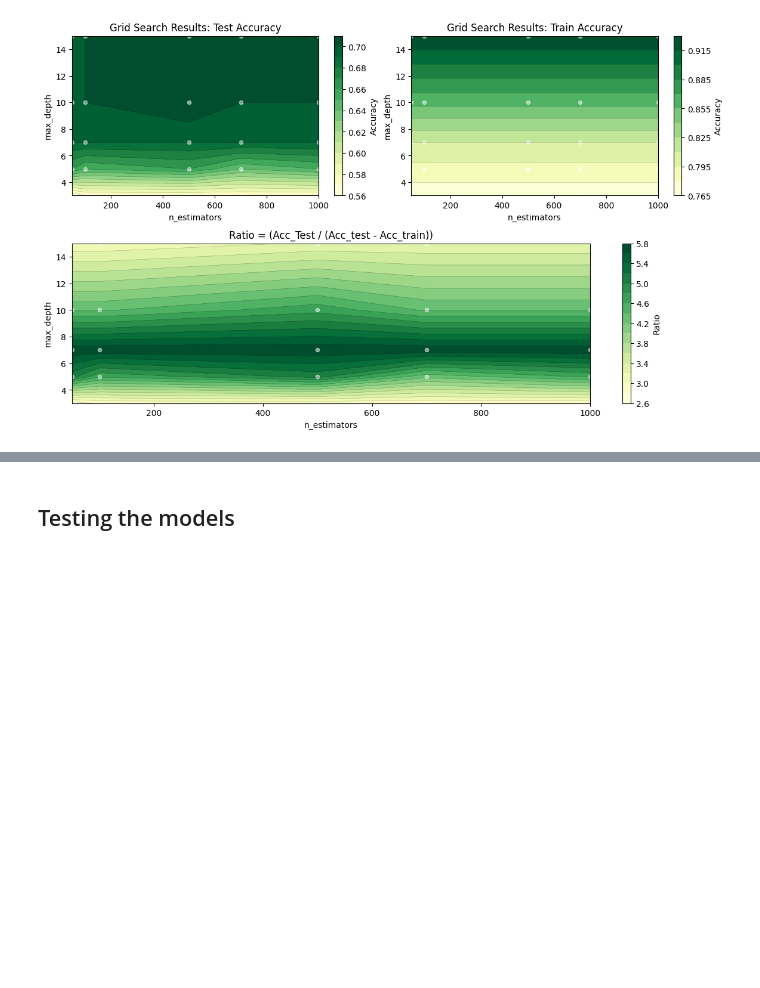
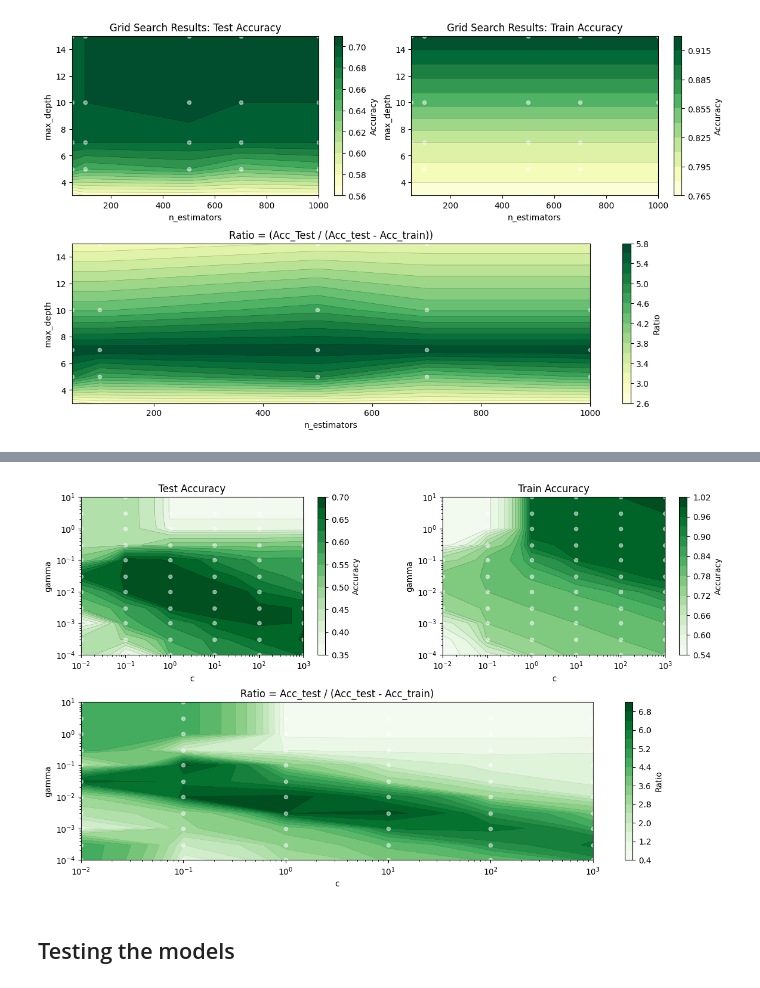
Before and after one commit to emanuel-gf/PlantNet-Species-ML-Project, a Jupyter notebook: milestone2.ipynb, the cells around one changed output, grey strips where cells are left out. Cells and saved outputs as stored; diff of their text form; code cells hidden in the pictures; blank space fills up the shorter version.

```diff
--- a/milestone2.ipynb
+++ b/milestone2.ipynb
@@ -1097,0 +1016,8 @@ roc_auc    0.707280  0.105282
+# %%
+svc_df=pd.read_csv('results/grid_search_SVC_full_df2.csv')
+svc_df['mean_test'] = svc_df['mean_test_score'].apply(lambda x:np.round(x,2))
+svc_df['mean_train'] = svc_df['mean_train_score'].apply(lambda x:np.round(x,2))
+svc_df['diff_train_test'] = svc_df['mean_train'] - svc_df['mean_test']
+svc_df['ratio'] = svc_df['mean_test']/svc_df['diff_train_test']
+svc_df['ratio'] = svc_df['ratio'].apply(lambda x:np.round(x,2))
+svc_df
@@ -1097,0 +1038,71 @@ roc_auc    0.707280  0.105282
+# %%
+from scipy.interpolate import griddata
+import matplotlib.pyplot as plt
+import matplotlib.gridspec as gridspec
+
+svc_df['mean_test'] = svc_df['mean_test_score'].apply(lambda x:np.round(x,2))
+svc_df['mean_train'] = svc_df['mean_train_score'].apply(lambda x:np.round(x,2))
+
+## X,Y,Z
+c = svc_df['param_clf__C'].values
+gamma = svc_df['param_clf__gamma'].values
+accuracy = svc_df['mean_test'].values
+accuracy_train = svc_df['mean_train'].values
+ratio = svc_df['ratio'].values
+
+# Create a regular grid
+c_unique = np.sort(svc_df['param_clf__C'].unique())
+gamma_unique = np.sort(svc_df['param_clf__gamma'].unique())
+X, Y = np.meshgrid(c_unique, gamma_unique)
+
+# interpolate
+Z = griddata((c, gamma), accuracy, (X, Y), method='cubic')
+Z_train = griddata((c,gamma), accuracy_train, (X,Y), method='cubic')
+Z_ratio = griddata((c,gamma), ratio, (X, Y), method='cubic')
+
+## ------------------------------------
+# gridSpec
+fig = plt.figure(figsize=(14, 8))
+gs = gridspec.GridSpec(2, 2, figure=fig, hspace=0.3, wspace=0.3)
+
+# axes
+ax0 = fig.add_subplot(gs[0, 0])
+ax1 = fig.add_subplot(gs[0, 1])
+ax2 = fig.add_subplot(gs[1, :])
+
+
+# Plot 1: Test Accuracy
+CS = ax0.contourf(X, Y, Z, levels=15, cmap='Greens')
+ax0.contour(X, Y, Z, levels=15, colors='black', alpha=0.2, linewidths=0.5)
+ax0.set_xlabel('c')
+ax0.set_xscale("log")
+ax0.set_ylabel('gamma')
+ax0.set_yscale("log")
+ax0.set_title('Test Accuracy')
+plt.colorbar(CS, ax=ax0, label='Accuracy')
+ax0.scatter(c, gamma, c='white', s=20, alpha=0.5)
+
+
+# Plot 2: Train Accuracy
+CS = ax1.contourf(X, Y, Z_train, levels=15, cmap='Greens')
+ax1.contour(X, Y, Z_train, levels=15, colors='black', alpha=0.2, linewidths=0.5)
+ax1.set_xlabel('c')
+ax1.set_xscale("log")
+ax1.set_ylabel('gamma')
+ax1.set_yscale("log")
+ax1.set_title('Train Accuracy')
+plt.colorbar(CS, ax=ax1, label='Accuracy')
+ax1.scatter(c, gamma, c='white', s=20, alpha=0.5)
+
+
+# Plot 3: Ratio
+CS = ax2.contourf(X, Y, Z_ratio, levels=15, cmap='Greens')
+ax2.contour(X, Y, Z_ratio, levels=15, colors='black', alpha=0.05, linewidths=0.5)
+ax2.set_xlabel('c')
+ax2.set_xscale("log")
+ax2.set_ylabel('gamma')
+ax2.set_yscale("log")
+ax2.set_title('Ratio = Acc_test / (Acc_test - Acc_train)')
+plt.colorbar(CS, ax=ax2, label='Ratio')
+ax2.scatter(c, gamma, c='white', s=20, alpha=0.5)
+# %% [output]
@@ -1098,3 +1110,4 @@ roc_auc    0.707280  0.105282
+[figure, added]
 # %% [markdown]
 ## Testing the models
 # %% [markdown]
```
Also changed, not shown: parts of 20 cells of this notebook.
